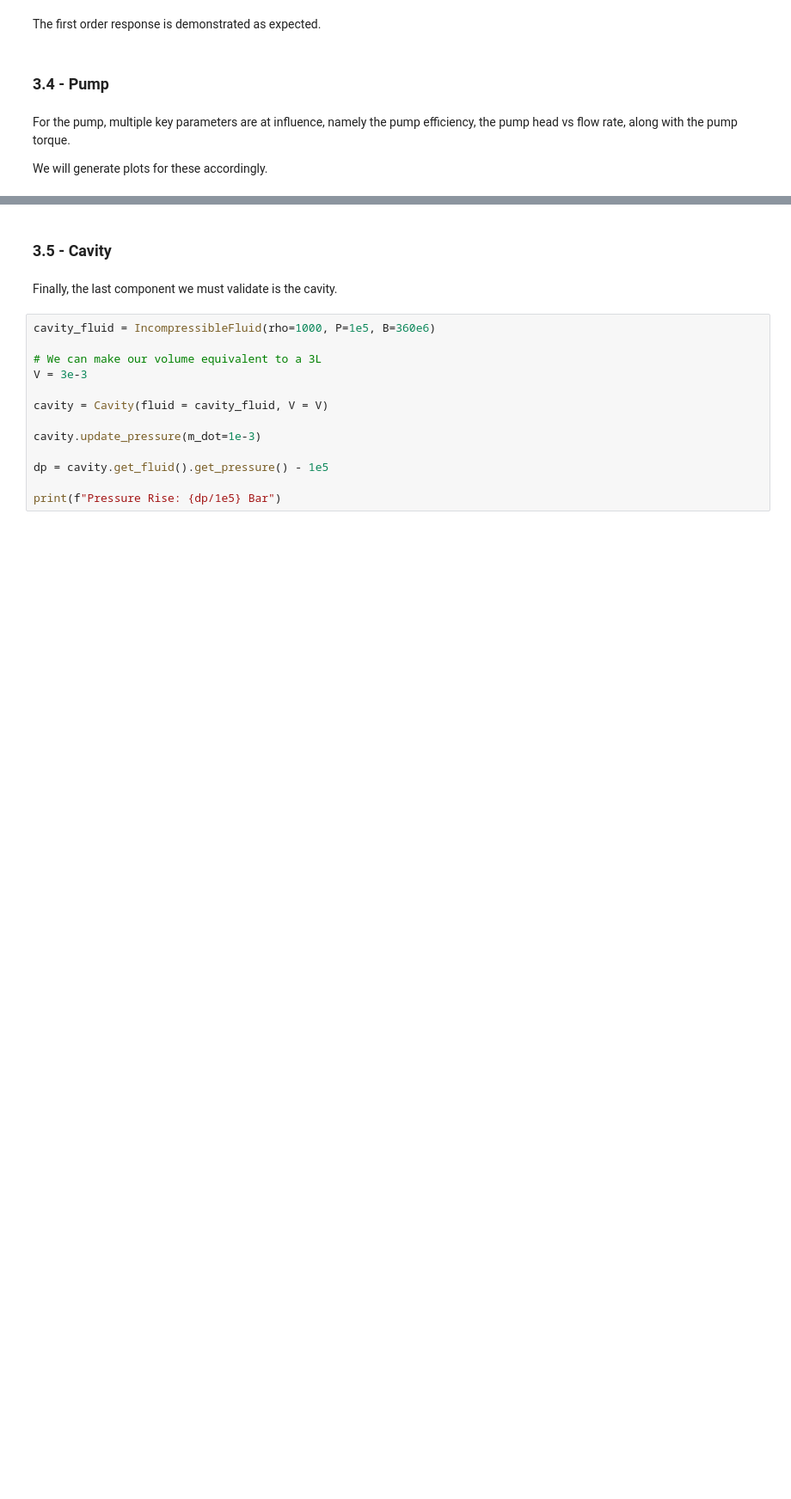
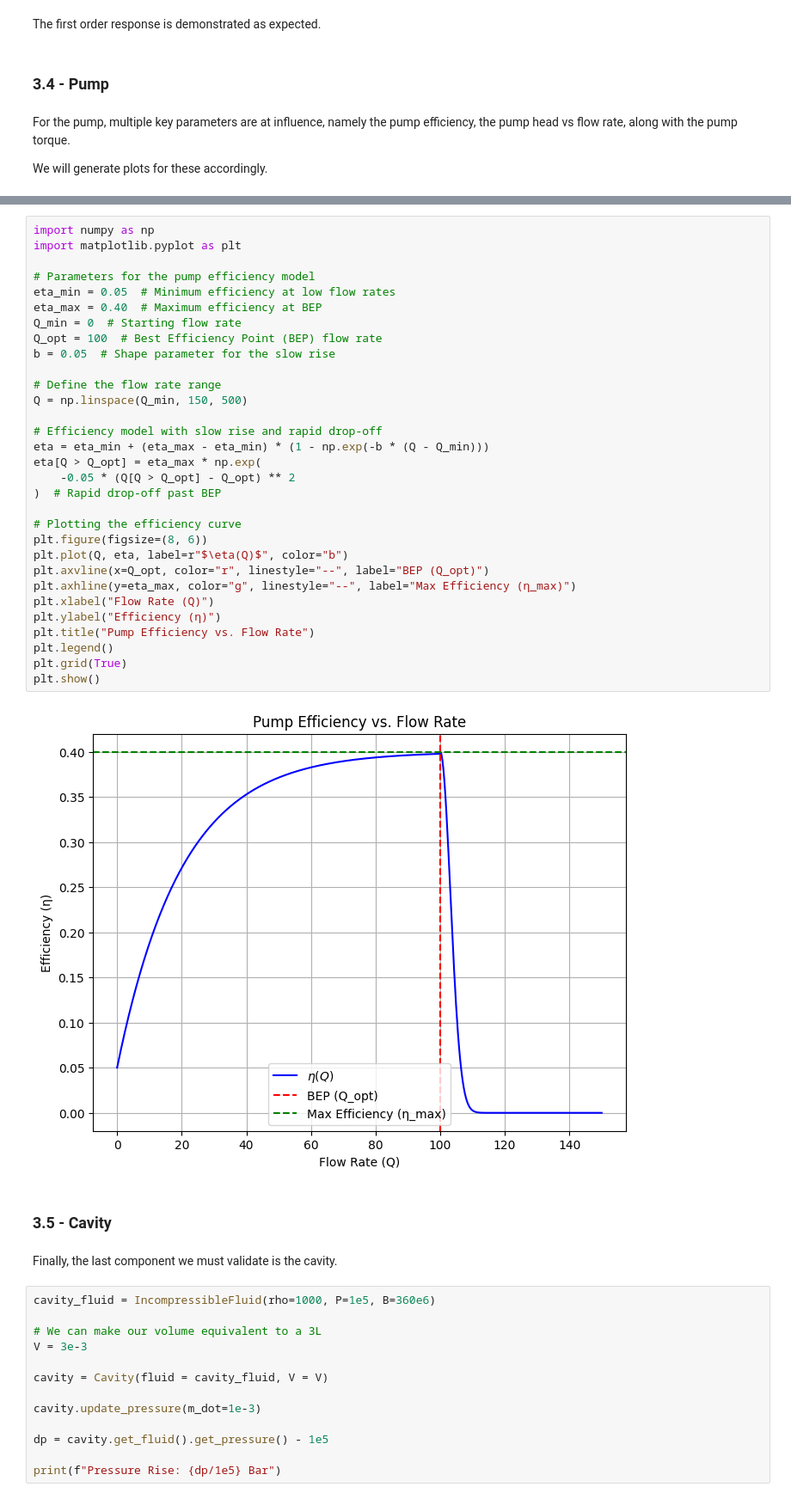
Before and after one commit to EliasAoubala/turboRocket, a Jupyter notebook: docs/gas_generator_validation.ipynb, the cells around one changed output, grey strips where cells are left out. Shown at 86% size. Saved outputs shown, nothing was run; the diff lists cells and outputs as text; blank space fills up the shorter version.

```diff
--- a/docs/gas_generator_validation.ipynb
+++ b/docs/gas_generator_validation.ipynb
@@ -562,3 +590,36 @@ Text(0.5, 0, 'Mass Flow (n.d)')
+# %%
+import numpy as np
+import matplotlib.pyplot as plt
+
+# Parameters for the pump efficiency model
+eta_min = 0.05  # Minimum efficiency at low flow rates
+eta_max = 0.40  # Maximum efficiency at BEP
+Q_min = 0  # Starting flow rate
+Q_opt = 100  # Best Efficiency Point (BEP) flow rate
+b = 0.05  # Shape parameter for the slow rise
+
+# Define the flow rate range
+Q = np.linspace(Q_min, 150, 500)
+
+# Efficiency model with slow rise and rapid drop-off
+eta = eta_min + (eta_max - eta_min) * (1 - np.exp(-b * (Q - Q_min)))
+eta[Q > Q_opt] = eta_max * np.exp(
+    -0.05 * (Q[Q > Q_opt] - Q_opt) ** 2
+)  # Rapid drop-off past BEP
+
+# Plotting the efficiency curve
+plt.figure(figsize=(8, 6))
+plt.plot(Q, eta, label=r"$\eta(Q)$", color="b")
+plt.axvline(x=Q_opt, color="r", linestyle="--", label="BEP (Q_opt)")
+plt.axhline(y=eta_max, color="g", linestyle="--", label="Max Efficiency (η_max)")
+plt.xlabel("Flow Rate (Q)")
+plt.ylabel("Efficiency (η)")
+plt.title("Pump Efficiency vs. Flow Rate")
+plt.legend()
+plt.grid(True)
+plt.show()
+# %% [output]
+[figure, added]
 # %% [markdown]
 ### 3.5 - Cavity
 # %% [markdown]
```
Also changed, not shown: parts of 4 cells of this notebook, 1 other file.
